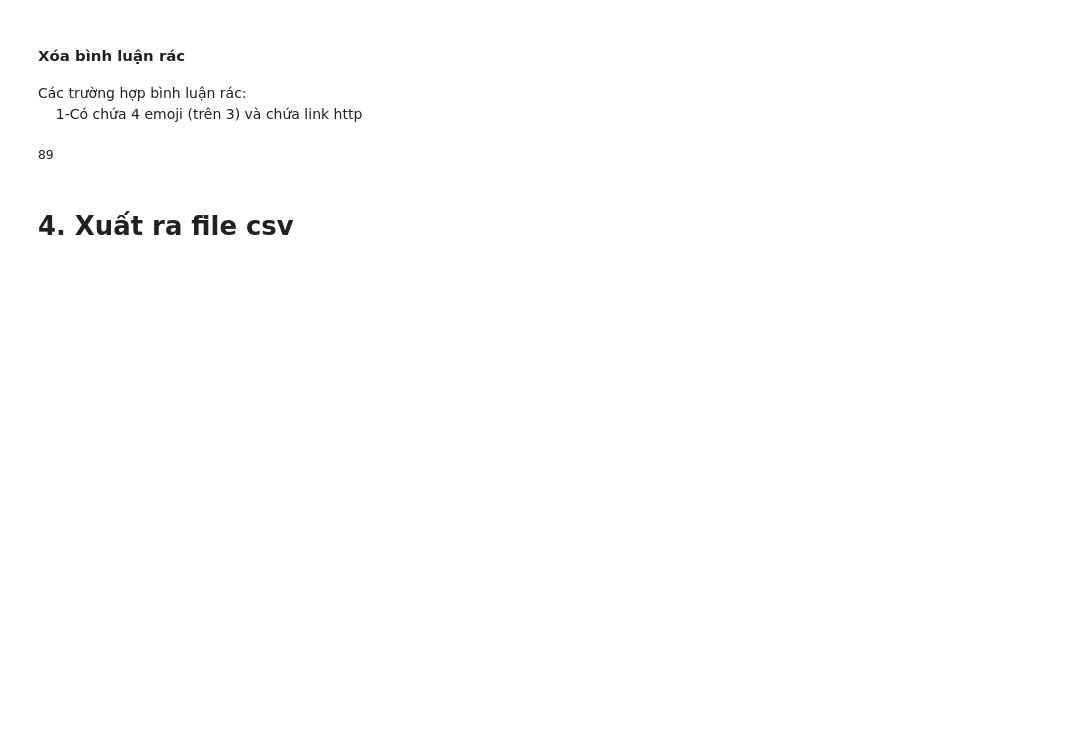
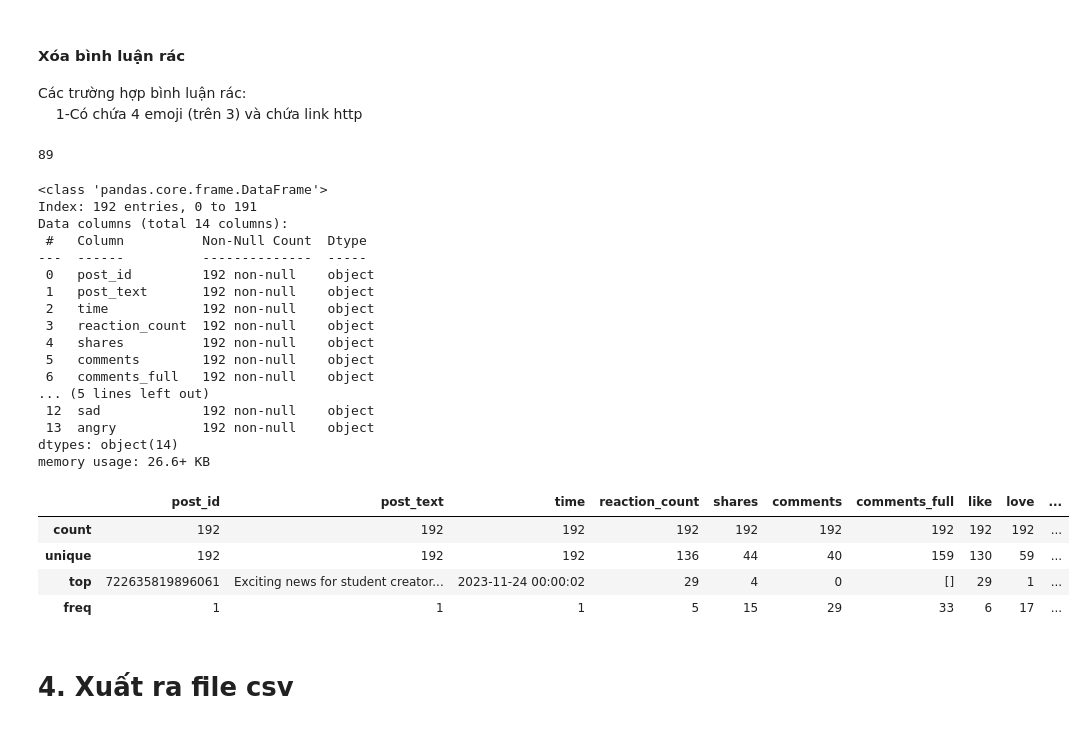
Before and after one commit to Anh39/FacebookPageAnalysis, a Jupyter notebook: DataPreprocessor.ipynb, the cells around one changed output. Saved outputs shown, nothing was run; the diff lists cells and outputs as text; code cells hidden in the pictures; blank space fills up the shorter version.

```diff
--- a/DataPreprocessor.ipynb
+++ b/DataPreprocessor.ipynb
@@ -334,6 +337,32 @@ for i in range(length):
 print(totalRemoved)
 # %% [output]
 89
+# %%
+df.info()
+df.describe()
+# %% [output]
+<class 'pandas.core.frame.DataFrame'>
+Index: 192 entries, 0 to 191
+Data columns (total 14 columns):
+ #   Column          Non-Null Count  Dtype
+---  ------          --------------  -----
+ 0   post_id         192 non-null    object
+ 1   post_text       192 non-null    object
+ 2   time            192 non-null    object
+ 3   reaction_count  192 non-null    object
+ 4   shares          192 non-null    object
+ 5   comments        192 non-null    object
+ 6   comments_full   192 non-null    object
+... (5 lines left out)
+ 12  sad             192 non-null    object
+ 13  angry           192 non-null    object
+dtypes: object(14)
+memory usage: 26.6+ KB
+|  | post_id | post_text | time | reaction_count | shares | comments | comments_full | like | love | ... |
+| count | 192 | 192 | 192 | 192 | 192 | 192 | 192 | 192 | 192 | ... |
+| unique | 192 | 192 | 192 | 136 | 44 | 40 | 159 | 130 | 59 | ... |
+| top | 722635819896061 | Exciting news for student creator... | 2023-11-24 00:00:02 | 29 | 4 | 0 | [] | 29 | 1 | ... |
+| freq | 1 | 1 | 1 | 5 | 15 | 29 | 33 | 6 | 17 | ... |
 # %% [markdown]
 # 4. Xuất ra file csv
 # %%
```
Also changed, not shown: parts of 6 cells of this notebook, 7 other files.
